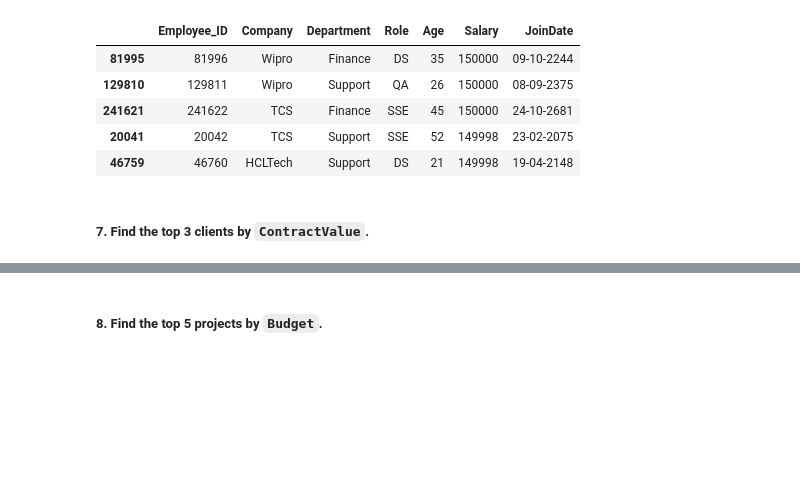
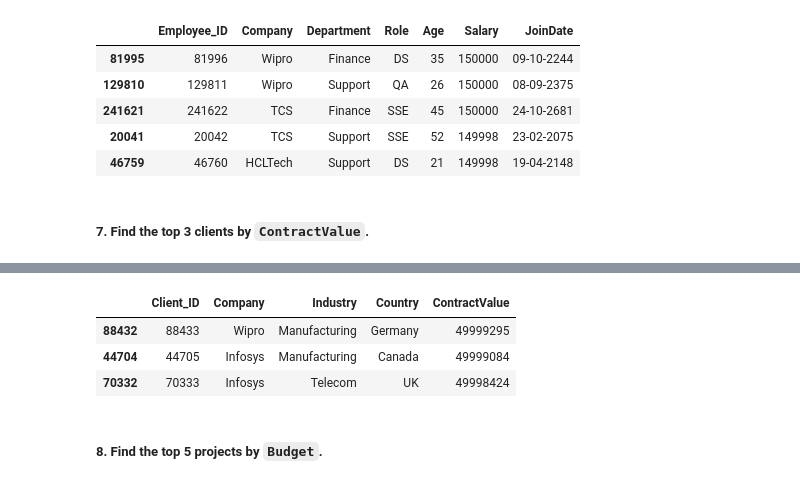
Before and after one commit to shiva3994/Projects, a Jupyter notebook: Python/L_Big4_India.ipynb, the cells around one changed output, grey strips where cells are left out. Drawn from its saved outputs; the diff is of its cells as text; code cells hidden in the pictures; blank space fills up the shorter version.

```diff
--- a/Python/L_Big4_India.ipynb
+++ b/Python/L_Big4_India.ipynb
@@ -968,3 +977,10 @@ data_dict['Employees'].nlargest(5, 'Salary')
+# %%
+data_dict['Clients'].nlargest(3,'ContractValue')
+# %% [output]
+|  | Client_ID | Company | Industry | Country | ContractValue |
+| 88432 | 88433 | Wipro | Manufacturing | Germany | 49999295 |
+| 44704 | 44705 | Infosys | Manufacturing | Canada | 49999084 |
+| 70332 | 70333 | Infosys | Telecom | UK | 49998424 |
 # %% [markdown]
 ##### 8. Find the top 5 projects by `Budget`.
 # %% [markdown]
```
Also changed, not shown: parts of 1 cell of this notebook.
